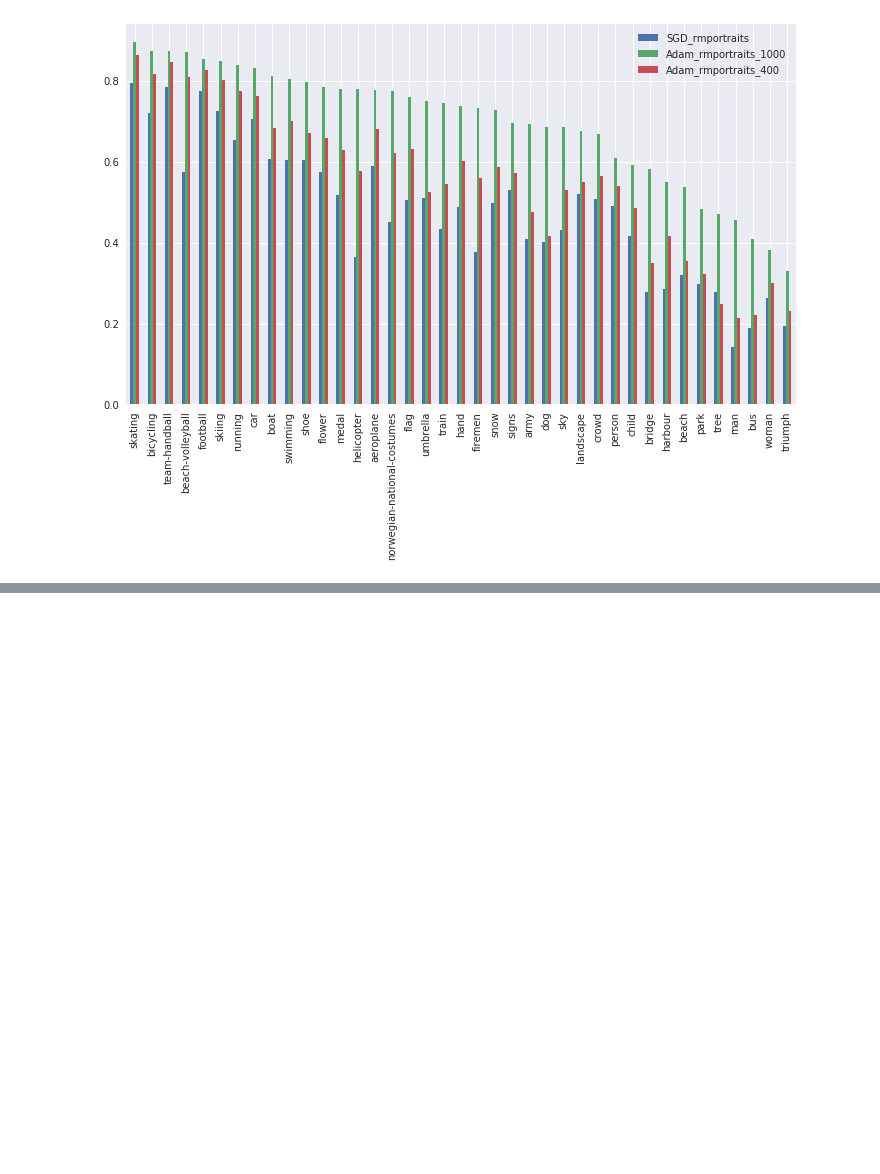
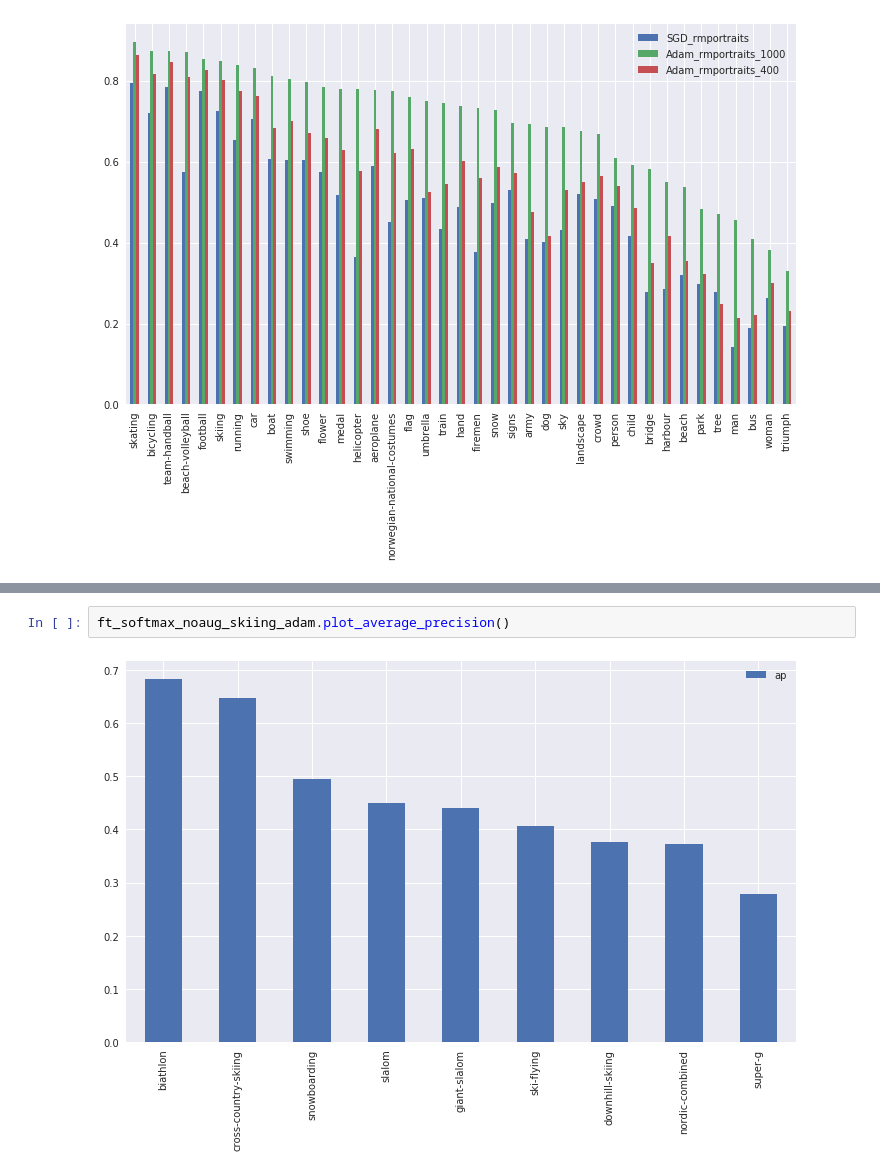
Before and after one commit to uvNikita/master-thesis-src, a Jupyter notebook: notebooks/testing/testing.ipynb, the cells around one changed output, grey strips where cells are left out. Cells and saved outputs as stored; diff of their text form; blank space fills up the shorter version.

```diff
--- a/notebooks/testing/testing.ipynb
+++ b/notebooks/testing/testing.ipynb
@@ -336,0 +536,4 @@ compare_ap.unstack(level=0).sort_values([('ap', 'Adam_rmportraits_1000')], ascen
+# %%
+ft_softmax_noaug_skiing_adam.plot_average_precision()
+# %% [output]
+[figure, added]
```
Also changed, not shown: parts of 16 cells of this notebook.
